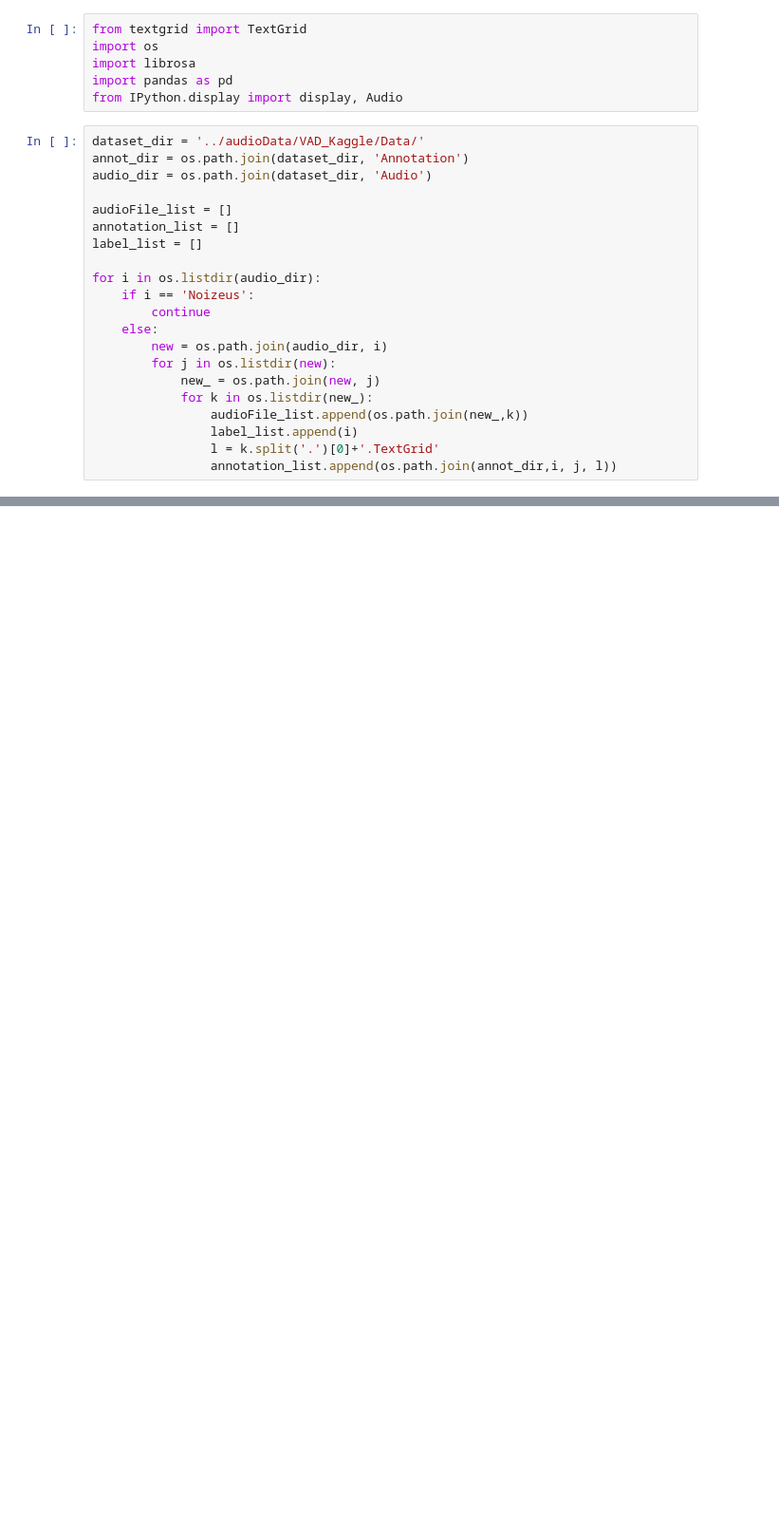
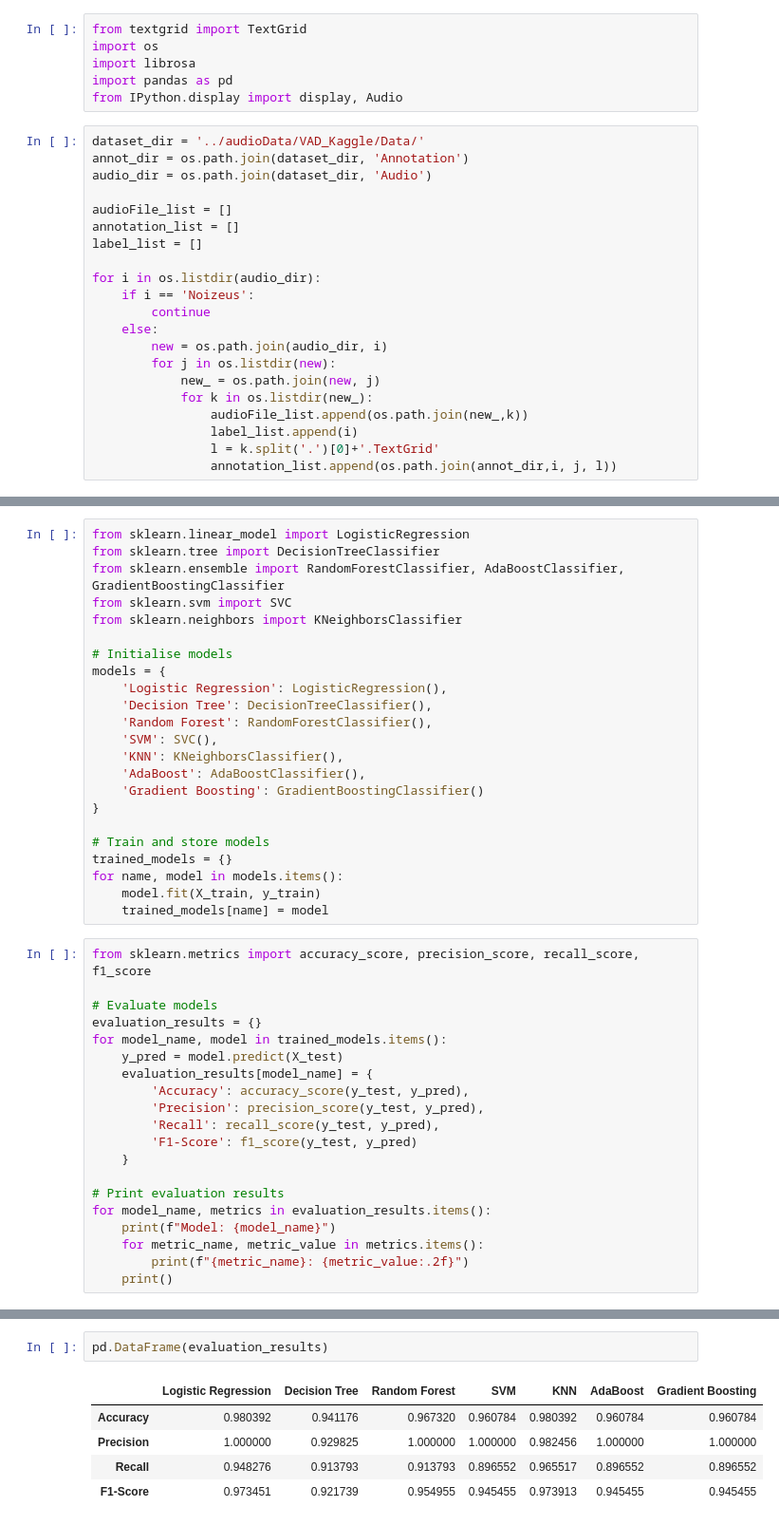
Before and after one commit to darshitttt/whisperx_exp, a Jupyter notebook: speaker_gender.ipynb, the cells around one changed output, grey strips where cells are left out. Shown at 95% size. Saved outputs shown, nothing was run; the diff lists cells and outputs as text; blank space fills up the shorter version.

```diff
--- a/speaker_gender.ipynb
+++ b/speaker_gender.ipynb
@@ -31,0 +67,43 @@ dataset_df.to_csv('kaggle_VAD.csv', index=False)
+# %%
+from sklearn.linear_model import LogisticRegression
+from sklearn.tree import DecisionTreeClassifier
+from sklearn.ensemble import RandomForestClassifier, AdaBoostClassifier, GradientBoostingClassifier
+from sklearn.svm import SVC
+from sklearn.neighbors import KNeighborsClassifier
+
+# Initialise models
+models = {
+    'Logistic Regression': LogisticRegression(),
+    'Decision Tree': DecisionTreeClassifier(),
+    'Random Forest': RandomForestClassifier(),
+    'SVM': SVC(),
+    'KNN': KNeighborsClassifier(),
+    'AdaBoost': AdaBoostClassifier(),
+    'Gradient Boosting': GradientBoostingClassifier()
+}
+
+# Train and store models
+trained_models = {}
+for name, model in models.items():
+    model.fit(X_train, y_train)
+    trained_models[name] = model
+# %%
+from sklearn.metrics import accuracy_score, precision_score, recall_score, f1_score
+
+# Evaluate models
+evaluation_results = {}
+for model_name, model in trained_models.items():
+    y_pred = model.predict(X_test)
+    evaluation_results[model_name] = {
+        'Accuracy': accuracy_score(y_test, y_pred),
+        'Precision': precision_score(y_test, y_pred),
+        'Recall': recall_score(y_test, y_pred),
+        'F1-Score': f1_score(y_test, y_pred)
+    }
+
+# Print evaluation results
+for model_name, metrics in evaluation_results.items():
+    print(f"Model: {model_name}")
+    for metric_name, metric_value in metrics.items():
+        print(f"{metric_name}: {metric_value:.2f}")
+    print()
@@ -31,0 +128,8 @@ dataset_df.to_csv('kaggle_VAD.csv', index=False)
+# %%
+pd.DataFrame(evaluation_results)
+# %% [output]
+|  | Logistic Regression | Decision Tree | Random Forest | SVM | KNN | AdaBoost | Gradient Boosting |
+| Accuracy | 0.980392 | 0.941176 | 0.967320 | 0.960784 | 0.980392 | 0.960784 | 0.960784 |
+| Precision | 1.000000 | 0.929825 | 1.000000 | 1.000000 | 0.982456 | 1.000000 | 1.000000 |
+| Recall | 0.948276 | 0.913793 | 0.913793 | 0.896552 | 0.965517 | 0.896552 | 0.896552 |
+| F1-Score | 0.973451 | 0.921739 | 0.954955 | 0.945455 | 0.973913 | 0.945455 | 0.945455 |
```
Also changed, not shown: parts of 9 cells of this notebook, 19 other files.
